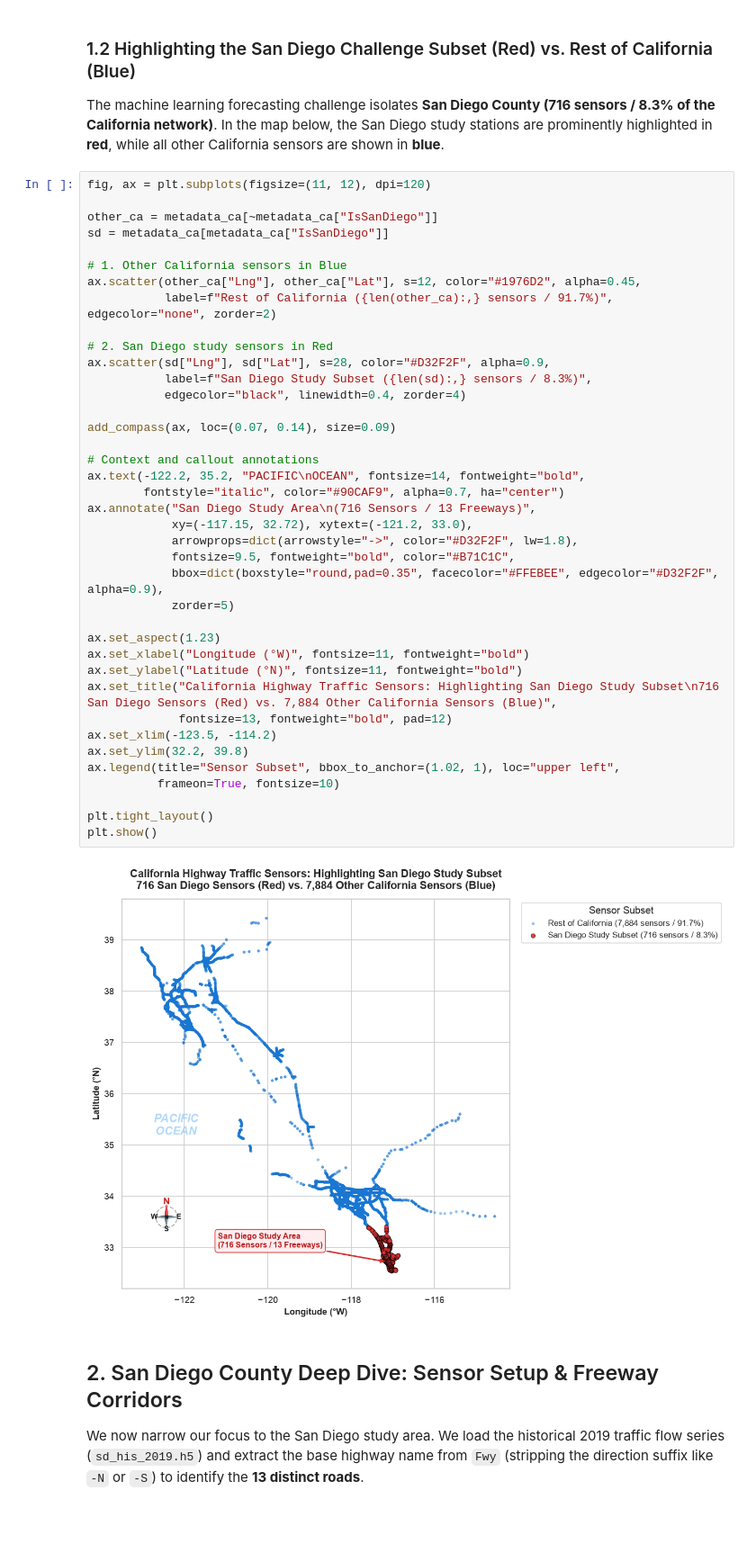
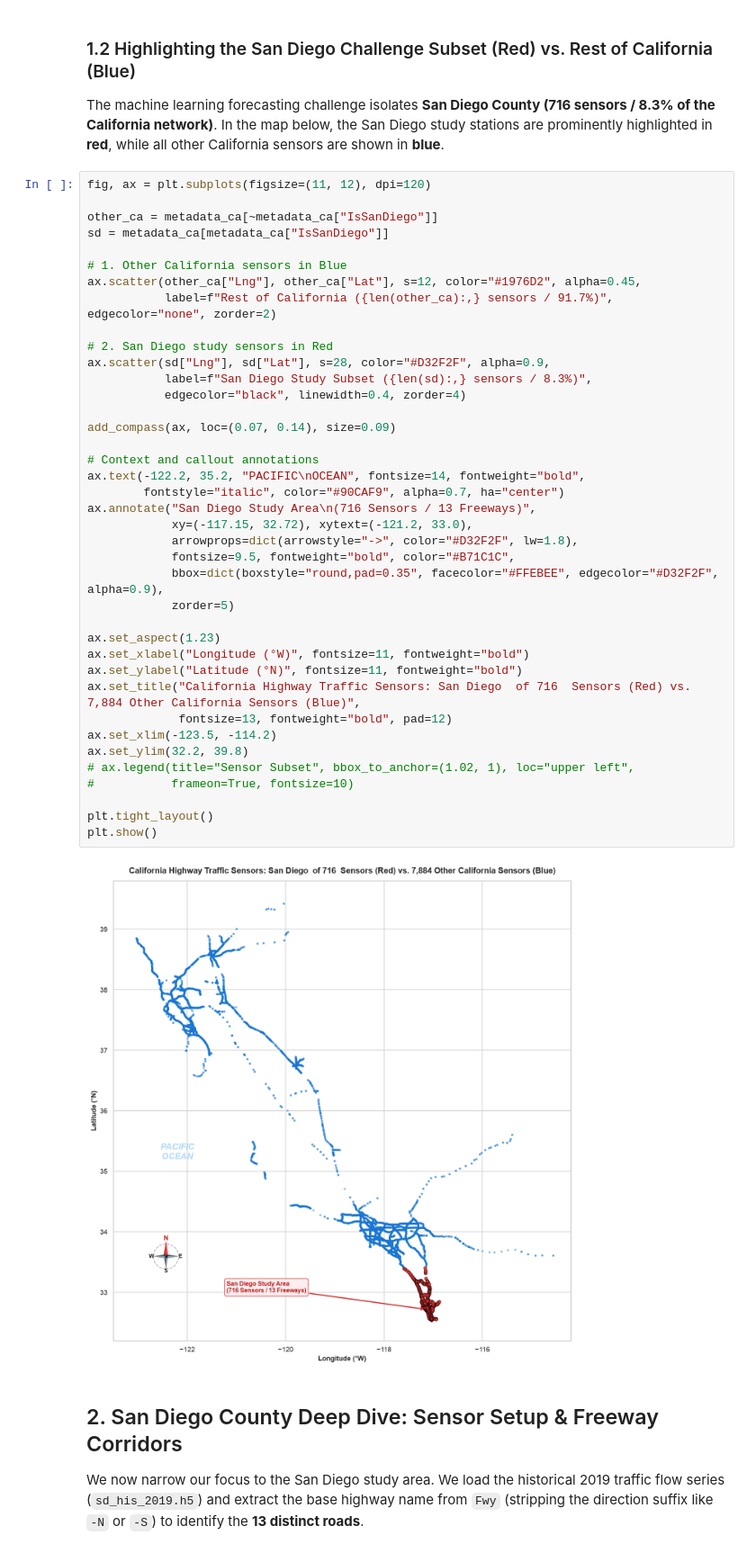
Before and after one commit to mblbruhn/traffic-prediction, a Jupyter notebook: geospatial_analysis.ipynb, the cells around one changed output. Shown at 90% size. Cells and saved outputs as stored; diff of their text form; blank space fills up the shorter version.

```diff
--- a/geospatial_analysis.ipynb
+++ b/geospatial_analysis.ipynb
@@ -173,37 +173,37 @@ sd = metadata_ca[metadata_ca["IsSanDiego"]]
 ax.scatter(other_ca["Lng"], other_ca["Lat"], s=12, color="#1976D2", alpha=0.45,
            label=f"Rest of California ({len(other_ca):,} sensors / 91.7%)", edgecolor="none", zorder=2)
 
 # 2. San Diego study sensors in Red
 ax.scatter(sd["Lng"], sd["Lat"], s=28, color="#D32F2F", alpha=0.9,
            label=f"San Diego Study Subset ({len(sd):,} sensors / 8.3%)",
            edgecolor="black", linewidth=0.4, zorder=4)
 
 add_compass(ax, loc=(0.07, 0.14), size=0.09)
 
 # Context and callout annotations
 ax.text(-122.2, 35.2, "PACIFIC\nOCEAN", fontsize=14, fontweight="bold",
         fontstyle="italic", color="#90CAF9", alpha=0.7, ha="center")
 ax.annotate("San Diego Study Area\n(716 Sensors / 13 Freeways)",
             xy=(-117.15, 32.72), xytext=(-121.2, 33.0),
             arrowprops=dict(arrowstyle="->", color="#D32F2F", lw=1.8),
             fontsize=9.5, fontweight="bold", color="#B71C1C",
             bbox=dict(boxstyle="round,pad=0.35", facecolor="#FFEBEE", edgecolor="#D32F2F", alpha=0.9),
             zorder=5)
 
 ax.set_aspect(1.23)
 ax.set_xlabel("Longitude (°W)", fontsize=11, fontweight="bold")
 ax.set_ylabel("Latitude (°N)", fontsize=11, fontweight="bold")
-ax.set_title("California Highway Traffic Sensors: Highlighting San Diego Study Subset\n716 San Diego Sensors (Red) vs. 7,884 Other California Sensors (Blue)",
+ax.set_title("California Highway Traffic Sensors: San Diego  of 716  Sensors (Red) vs. 7,884 Other California Sensors (Blue)",
              fontsize=13, fontweight="bold", pad=12)
 ax.set_xlim(-123.5, -114.2)
 ax.set_ylim(32.2, 39.8)
-ax.legend(title="Sensor Subset", bbox_to_anchor=(1.02, 1), loc="upper left",
-          frameon=True, fontsize=10)
+# ax.legend(title="Sensor Subset", bbox_to_anchor=(1.02, 1), loc="upper left",
+#           frameon=True, fontsize=10)
 
 plt.tight_layout()
 plt.show()
 # %% [output]
-[figure, old version]
+[figure, new version]
 # %% [markdown]
 ## 2. San Diego County Deep Dive: Sensor Setup & Freeway Corridors
 We now narrow our focus to the San Diego study area.
```
Also changed, not shown: parts of 3 cells of this notebook.
